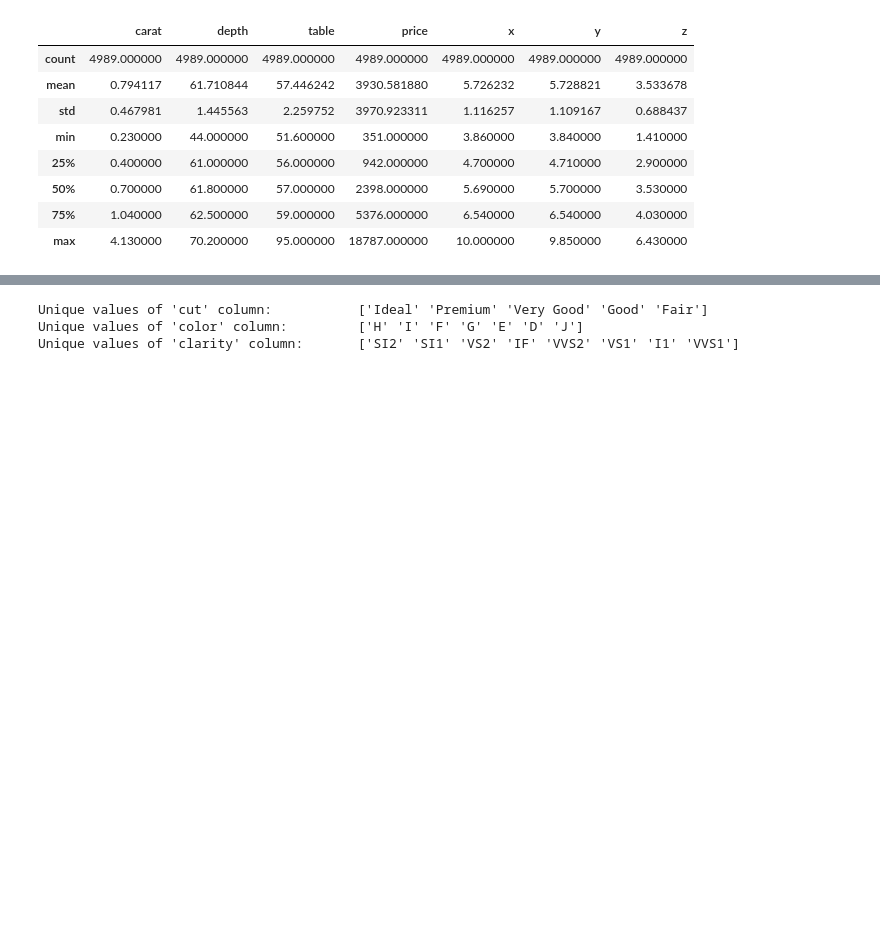
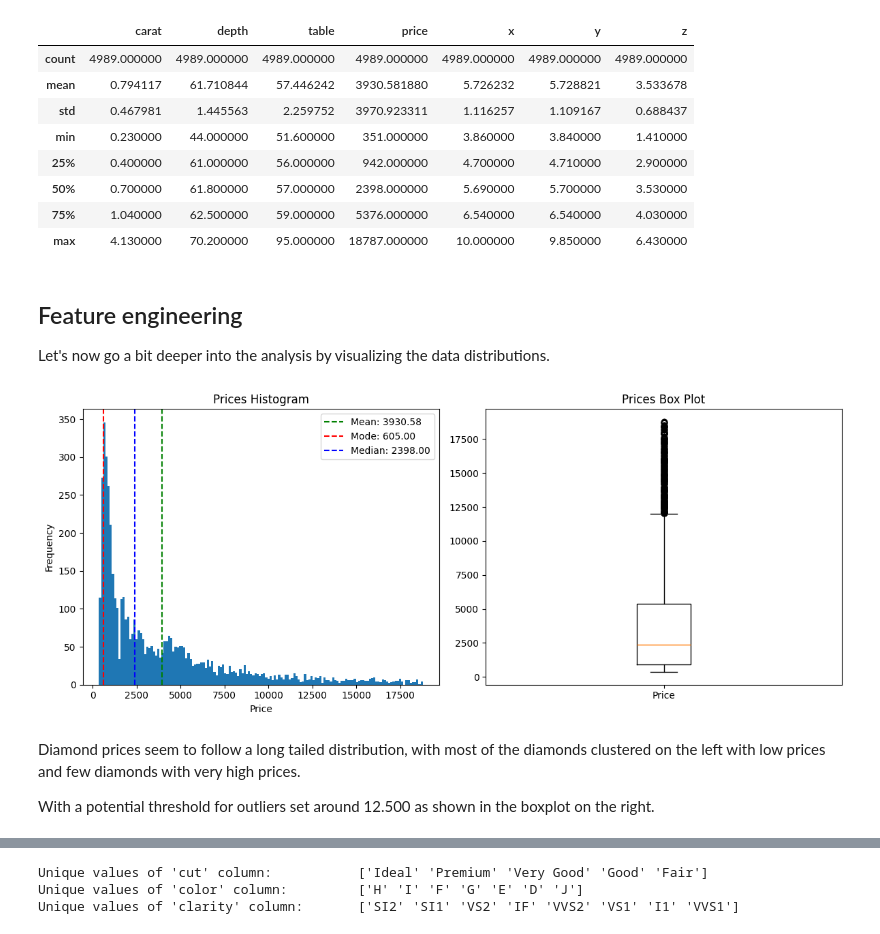
Before and after one commit to andrea-gasparini/xtream-ai-assignment-engineer, a Jupyter notebook: notebooks/data_exploration.ipynb, the cells around one changed output, grey strips where cells are left out. Drawn from its saved outputs; the diff is of its cells as text; code cells hidden in the pictures; blank space fills up the shorter version.

Commit message:
EDA visualizations refactoring and addition of correlation matrices

```diff
--- a/notebooks/data_exploration.ipynb
+++ b/notebooks/data_exploration.ipynb
@@ -81,3 +85,35 @@ df.describe()
 | 50% | 0.700000 | 61.800000 | 57.000000 | 2398.000000 | 5.690000 | 5.700000 | 3.530000 |
 | 75% | 1.040000 | 62.500000 | 59.000000 | 5376.000000 | 6.540000 | 6.540000 | 4.030000 |
 | max | 4.130000 | 70.200000 | 95.000000 | 18787.000000 | 10.000000 | 9.850000 | 6.430000 |
+# %% [markdown]
+## Feature engineering
+
+Let's now go a bit deeper into the analysis by visualizing the data distributions.
+# %%
+fig, axes = plt.subplots(1, 2, figsize=(12, 5))
+
+price_mean = df['price'].mean()
+price_mode = df['price'].mode().values[0]
+price_median = df['price'].median()
+
+axes[0].hist(df['price'], bins=150)
+axes[0].set_xlabel('Price')
+axes[0].set_ylabel('Frequency')
+axes[0].set_title('Prices Histogram')
+axes[0].axvline(price_mean, linestyle='dashed', color='g', label=f"Mean: {price_mean:.2f}")
+axes[0].axvline(price_mode, linestyle='dashed', color='r', label=f"Mode: {price_mode:.2f}")
+axes[0].axvline(price_median, linestyle='dashed', color='b', label=f"Median: {price_median:.2f}")
+axes[0].legend()
+
+axes[1].boxplot(df['price'])
+axes[1].set_xticks([1], ['Price'])
+axes[1].set_title('Prices Box Plot')
+
+plt.tight_layout()
+plt.show()
+# %% [output]
+[figure, added]
+# %% [markdown]
+Diamond prices seem to follow a long tailed distribution, with most of the diamonds clustered on the left with low prices and few diamonds with very high prices.
+
+With a potential threshold for outliers set around 12.500 as shown in the boxplot on the right.
```
Also changed, not shown: parts of 29 cells of this notebook.
